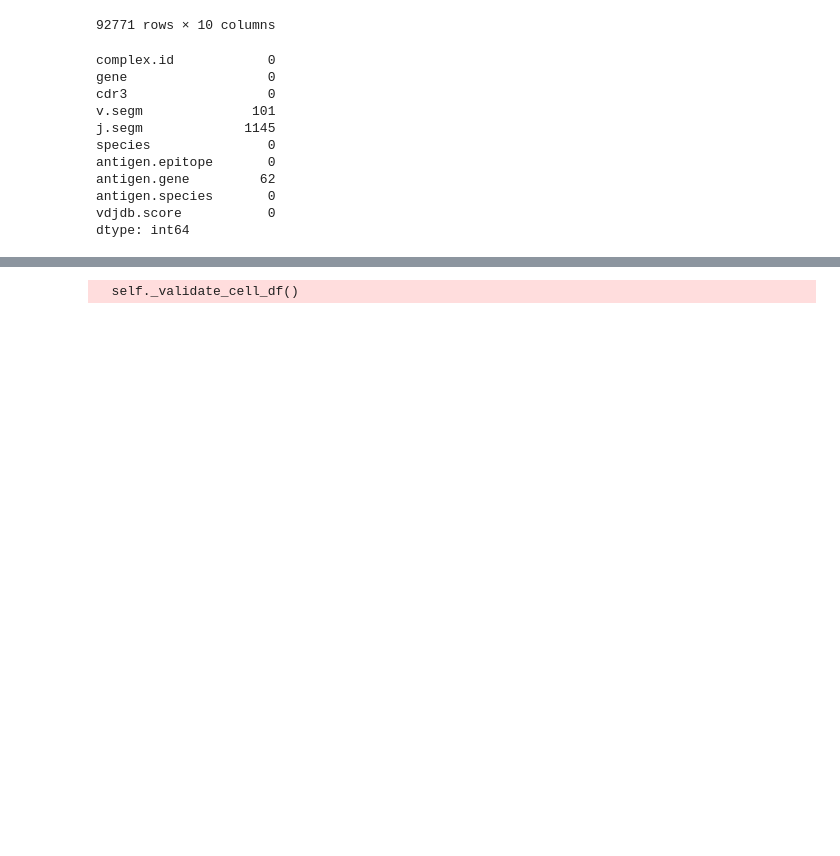
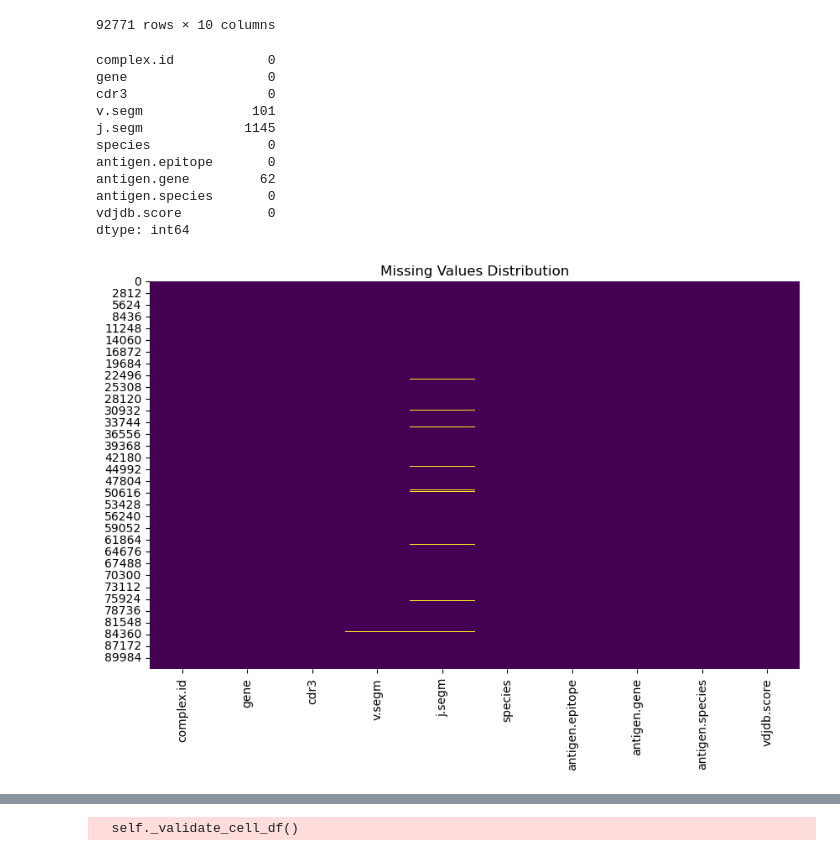
Before and after one commit to UoB-DSMP-2023-24/dsmp-2024-group-14, a Jupyter notebook: mouse.ipynb, the cells around one changed output, grey strips where cells are left out. Drawn from its saved outputs; the diff is of its cells as text; code cells hidden in the pictures; blank space fills up the shorter version.

Commit message:
process data

```diff
--- a/mouse.ipynb
+++ b/mouse.ipynb
@@ -50,6 +50,17 @@ antigen.gene         62
 antigen.species       0
 vdjdb.score           0
 dtype: int64
+# %%
+import matplotlib.pyplot as plt
+import seaborn as sns
+
+# 绘制缺失值分布图
+plt.figure(figsize=(10, 6))
+sns.heatmap(data.isnull(), cmap='viridis', cbar=False)
+plt.title('Missing Values Distribution')
+plt.show()
+# %% [output]
+[figure, added]
 # %%
 data=data.dropna() # dropping rows with any column having null values
 # %%
```
Also changed, not shown: parts of 10 cells of this notebook.
